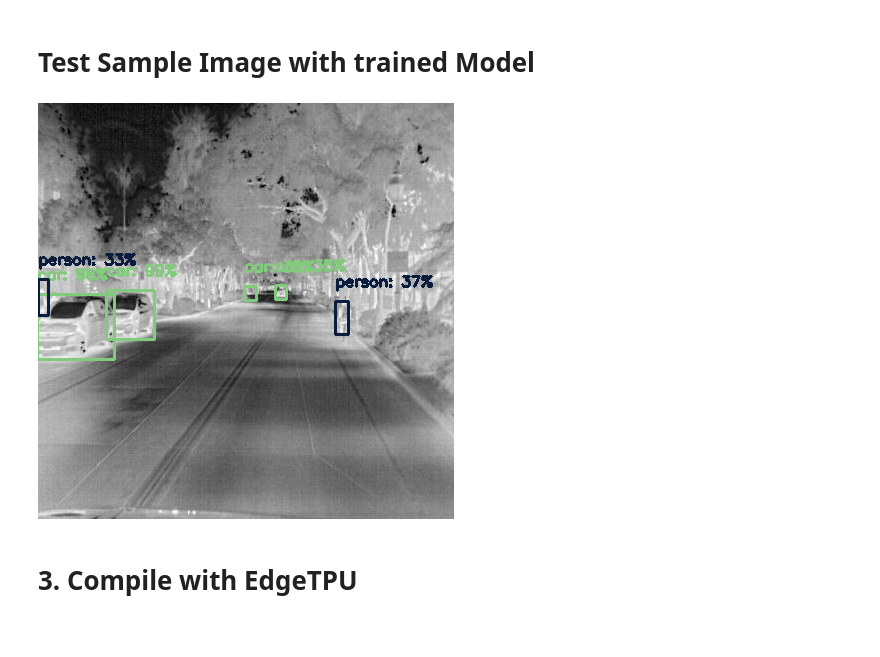
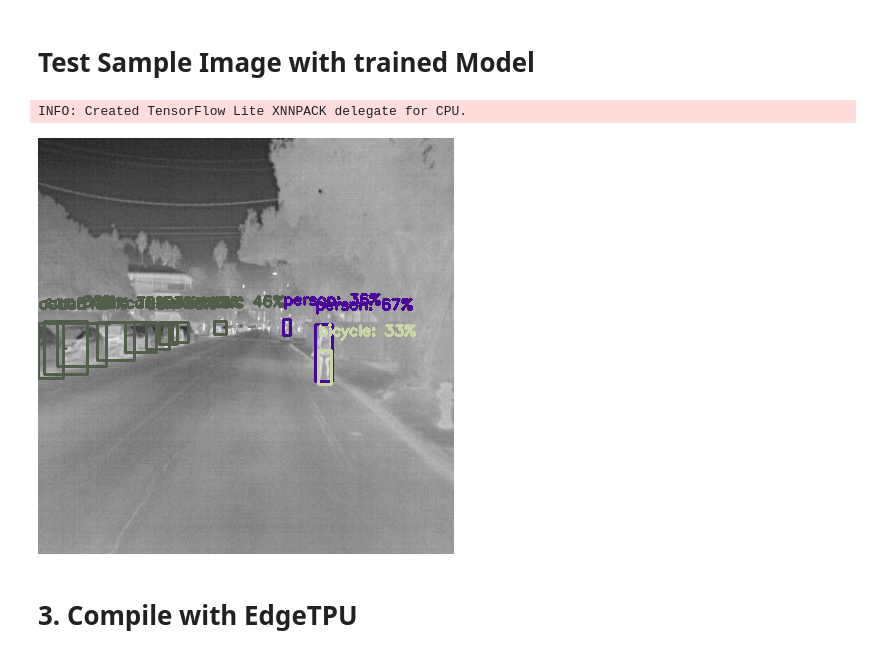
Before and after one commit to williamQyq/Object-Detection-Jetson-Nano, a Jupyter notebook: tensorflow_infrared_training.ipynb, the cells around one changed output. Saved outputs shown, nothing was run; the diff lists cells and outputs as text; code cells hidden in the pictures.

Commit message:
optimize training dataset file helper

```diff
--- a/tensorflow_infrared_training.ipynb
+++ b/tensorflow_infrared_training.ipynb
@@ -310,21 +298,22 @@ You can find the compatibility matrix in TensorFlow Addon's readme:
 https://github.com/tensorflow/addons
   warnings.warn(
 # %%
+#@title
 train_data = object_detector.DataLoader.from_pascal_voc(
-    'thermal/train_1842',
-    'thermal/train_1842/XML',
+    'thermal/dataset_1842/train',
+    'thermal/dataset_1842/train',
     ['bicycle','car','dog','person']
 )
 
 val_data = object_detector.DataLoader.from_pascal_voc(
-    'thermal/val_1842',
-    'thermal/val_1842',
+    'thermal/dataset_1842/val',
+    'thermal/dataset_1842/val',
     ['bicycle','car','dog','person']
 )
 
 test_data = object_detector.DataLoader.from_pascal_voc(
-    'thermal/test_1842',
-    'thermal/test_1842',
+    'thermal/dataset_1842/test',
+    'thermal/dataset_1842/test',
     ['bicycle','car','dog','person']
 )
 # %% [markdown]
@@ -353,7 +344,8 @@ To enable them in other operations, rebuild TensorFlow with the appropriate comp
 # %% [markdown]
 #**Model training **
 # %%
+#@title
 # model = image_classifier.create(train_data,validation_data=validation_data)
 
-obj_detector_model = object_detector.create(train_data,model_spec=spec,validation_data=val_data,epochs=100,batch_size=8,train_whole_model=True)
+obj_detector_model = object_detector.create(train_data,model_spec=spec,validation_data=val_data,epochs=60,batch_size=8,train_whole_model=True)
 # %% [output]
@@ -569,25 +552,29 @@ def run_odt_and_draw_results(image_path, interpreter, threshold=0.5):
 # %%
 from PIL import Image
 import tensorflow as tf
 
-INPUT_IMAGE_URL =  "thermal/test_1842/FLIR_07098_jpeg.rf.7ed6a4f01a889b7fe45abba0ad39b75d.jpg" #@param {type:"string"}
+model_path = 'model.tflite'
+
+INPUT_IMAGE_URL =  "thermal/dataset_1842/test/FLIR_07490_jpeg.rf.f6f352339b908284a9c739e4af4c329a.jpg" #@param {type:"string"}
 DETECTION_THRESHOLD = 0.3 #@param {type:"number"}
 
 # Load the TFLite model
 interpreter = tf.lite.Interpreter(model_path=model_path)
 interpreter.allocate_tensors()
+
 
 # Run inference and draw detection result on the local copy of the original file
 detection_result_image = run_odt_and_draw_results(
     INPUT_IMAGE_URL,
     interpreter,
     threshold=DETECTION_THRESHOLD
 )
 
 # Show the detection result
 Image.fromarray(detection_result_image)
 # %% [output]
+INFO: Created TensorFlow Lite XNNPACK delegate for CPU.
-[figure, old version]
+[figure, new version]
 # %% [markdown]
 # 3. Compile with EdgeTPU
 # %%
```
Also changed, not shown: parts of 29 cells of this notebook.
